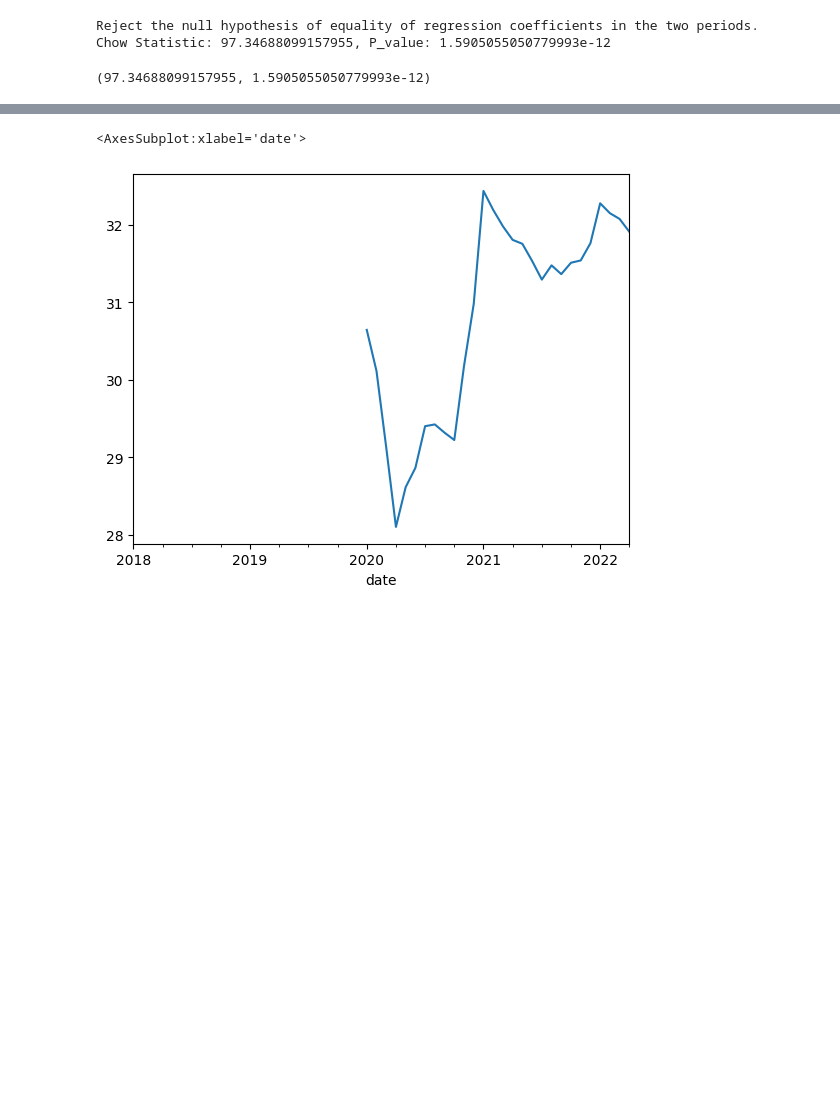
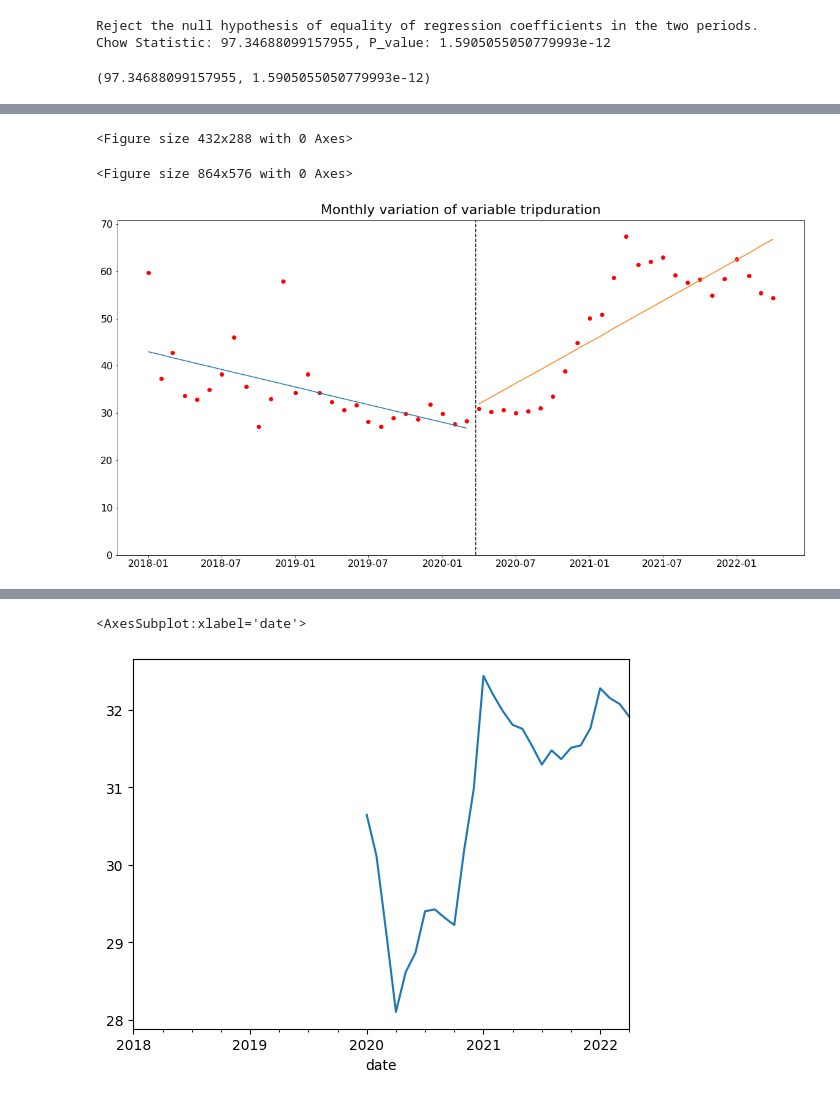
Before and after one commit to anayflima/bss-analysis, a Jupyter notebook: data_analysis/chow_test.ipynb, the cells around one changed output, grey strips where cells are left out. Drawn from its saved outputs; the diff is of its cells as text; code cells hidden in the pictures; blank space fills up the shorter version.

```diff
--- a/data_analysis/chow_test.ipynb
+++ b/data_analysis/chow_test.ipynb
@@ -164,0 +68,35 @@ Chow Statistic: 30.534601535991424, P_value: 3.1790976517953595e-09
+# %%
+from bokeh.plotting import figure, output_file, show
+from bokeh.models import LinearAxis, Range1d
+import pandas as pd
+
+import pandas as pd
+import numpy as np
+import os
+import sys
+sys.path.append('./data_analysis')
+
+if 'data_analysis' in os.getcwd():
+    data_folder = '../data/'
+else:
+    data_folder = './data/'
+
+source_folder_path = data_folder + 'trips/analysis/'
+destination_folder_path = data_folder + 'charts/'
+covid_data = pd.read_csv(data_folder + 'covid/treated_data/data.csv')
+
+trips = pd.read_csv(source_folder_path + 'trips_grouped_by_month_mean.csv')
+
+from modules.DataPreparation import DataPreparation
+dp = DataPreparation()
+
+covid_data = dp.transform_to_datetime(covid_data, ['date'])
+covid_data = dp.transform_to_time_series(covid_data, 'date', drop=True)
+
+trips = dp.transform_to_datetime(trips, ['date'])
+trips = dp.transform_to_time_series(trips, 'date', drop = False)
+
+trips_and_covid = pd.merge(trips, covid_data, left_index=True,
+                            right_index=True, how = 'left')
+
+trips_and_covid['date_trips'] = trips_and_covid.index
@@ -164,0 +218,7 @@ Chow Statistic: 30.534601535991424, P_value: 3.1790976517953595e-09
+# %%
+variable = 'tripduration'
+coeffs = find_best_ploy_fit(trips, variable, 1, 'Before Covid for ', 'before', False)
+# %% [output]
+<Figure size 432x288 with 0 Axes>
+<Figure size 864x576 with 0 Axes>
+[figure, added]
```
Also changed, not shown: parts of 53 cells of this notebook, 1 other file.
